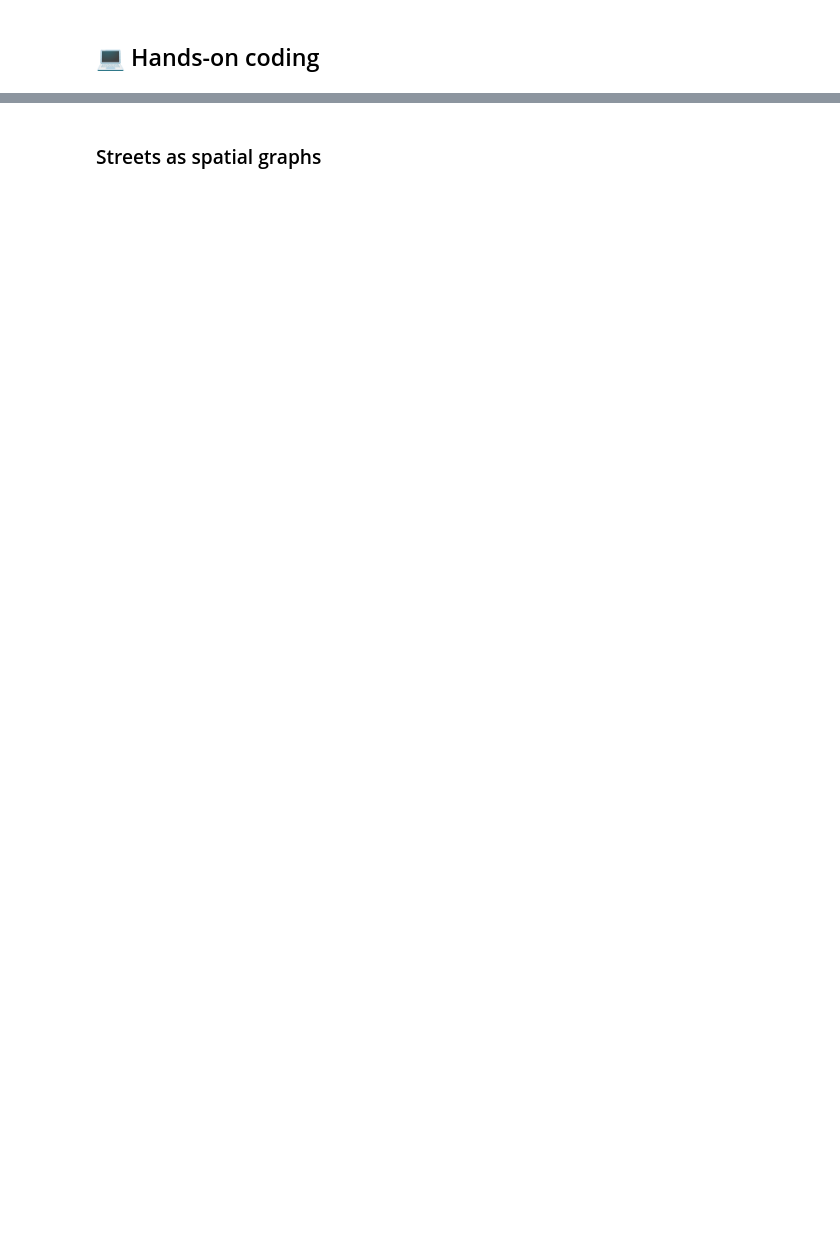
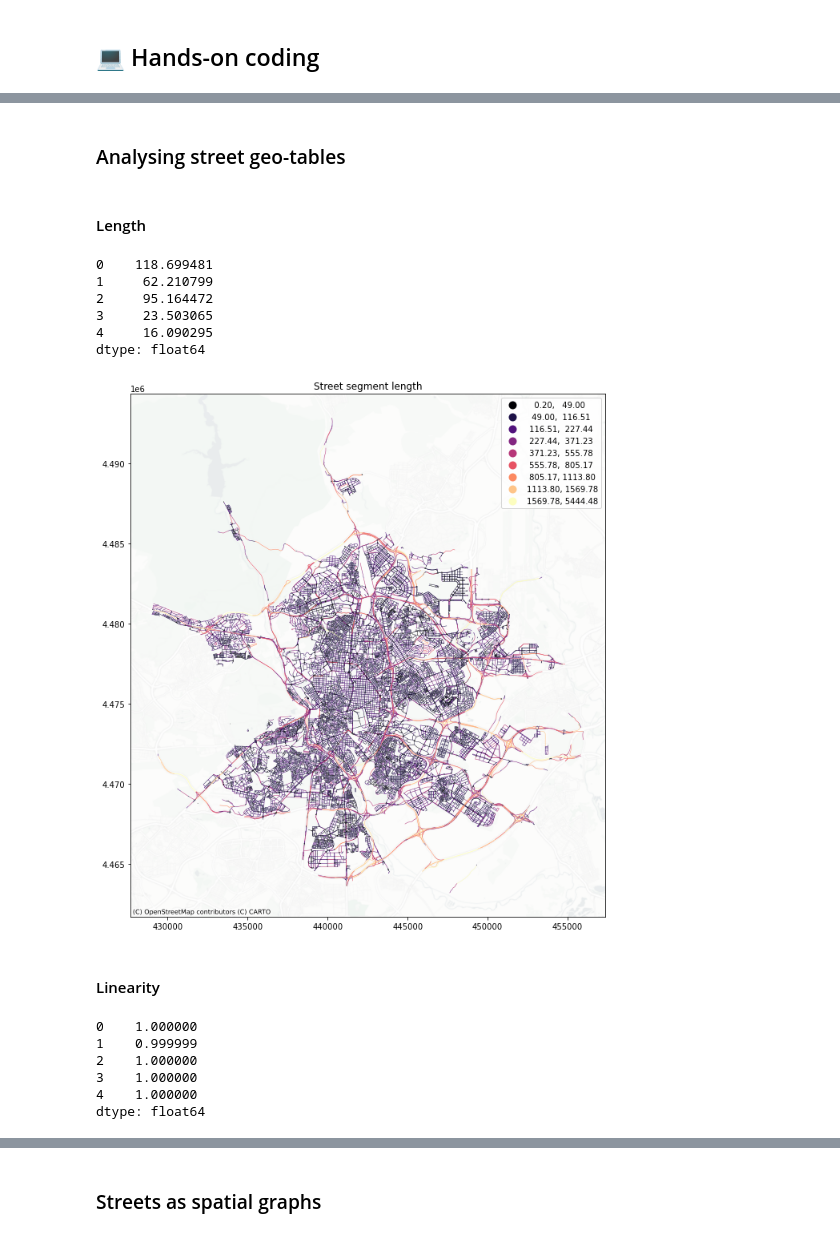
Before and after one commit to darribas/gds4ae, a Jupyter notebook: content/notebooks/07-Spatial_networks.ipynb, the cells around one changed output, grey strips where cells are left out. Drawn from its saved outputs; the diff is of its cells as text; code cells hidden in the pictures; blank space fills up the shorter version.

```diff
--- a/content/notebooks/07-Spatial_networks.ipynb
+++ b/content/notebooks/07-Spatial_networks.ipynb
@@ -6,0 +66,49 @@
+# %% [markdown]
+### Analysing street geo-tables
+# %% [markdown]
+#### Length
+# %%
+length = db_tab.to_crs(
+    epsg=32630 # Expressed in metres
+).geometry.length
+length.head()
+# %% [output]
+0    118.699481
+1     62.210799
+2     95.164472
+3     23.503065
+4     16.090295
+dtype: float64
+# %%
+ax = db_tab.assign(
+    length=length
+).plot(
+    "length",
+    scheme="fisherjenkssampled",
+    k=9,
+    legend=True,
+    linewidth=0.5,
+    figsize=(12, 12),
+    cmap="magma"
+)
+contextily.add_basemap(
+    ax,
+    crs=db_tab.crs,
+    source=contextily.providers.CartoDB.PositronNoLabels,
+    alpha=0.5
+)
+ax.set_title("Street segment length");
+# %% [output]
+[figure, added]
+# %% [markdown]
+#### Linearity
+# %%
+linearity = momepy.Linearity(db_tab).series
+linearity.head()
+# %% [output]
+0    1.000000
+1    0.999999
+2    1.000000
+3    1.000000
+4    1.000000
+dtype: float64
```
Also changed, not shown: parts of 60 cells of this notebook, 2 other files.
